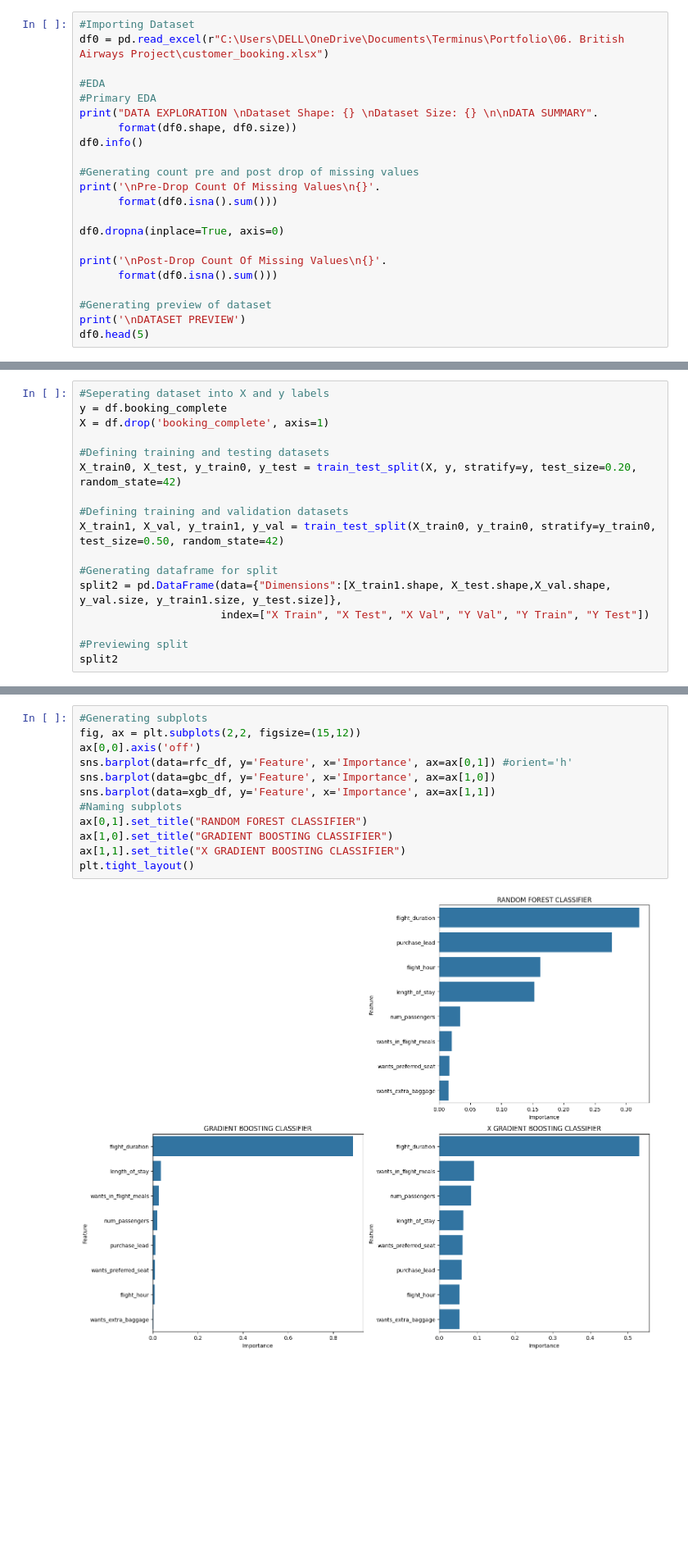
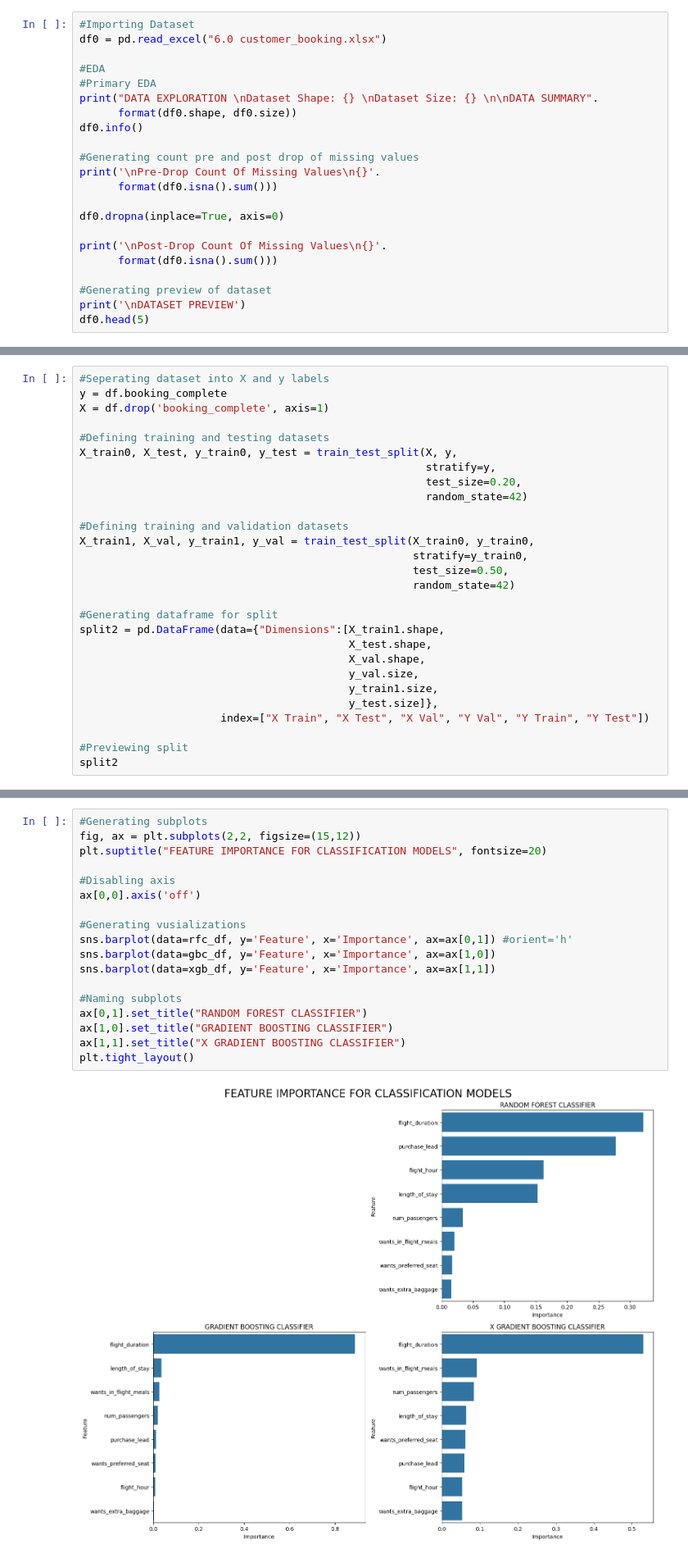
Before and after one commit to Stephen-Adwini-Badu/06.-British-Airways-Project, a Jupyter notebook: British Airways Project Notebook.ipynb, the cells around one changed output, grey strips where cells are left out. Shown at 82% size. Cells and saved outputs as stored; diff of their text form; blank space fills up the shorter version.

```diff
--- a/British Airways Project Notebook.ipynb
+++ b/British Airways Project Notebook.ipynb
@@ -26,7 +25,7 @@ from xgboost import XGBClassifier
 ### EXPLORATORY DATA ANALYSIS
 # %%
 #Importing Dataset
-df0 = pd.read_excel(r"C:\Users\DELL\OneDrive\Documents\Terminus\Portfolio\06. British Airways Project\customer_booking.xlsx")
+df0 = pd.read_excel("6.0 customer_booking.xlsx")
 
 #EDA
 #Primary EDA
@@ -160,13 +161,24 @@ y = df.booking_complete
 X = df.drop('booking_complete', axis=1)
 
 #Defining training and testing datasets
-X_train0, X_test, y_train0, y_test = train_test_split(X, y, stratify=y, test_size=0.20, random_state=42)
+X_train0, X_test, y_train0, y_test = train_test_split(X, y,
+                                                      stratify=y,
+                                                      test_size=0.20,
+                                                      random_state=42)
 
 #Defining training and validation datasets
-X_train1, X_val, y_train1, y_val = train_test_split(X_train0, y_train0, stratify=y_train0, test_size=0.50, random_state=42)
+X_train1, X_val, y_train1, y_val = train_test_split(X_train0, y_train0,
+                                                    stratify=y_train0,
+                                                    test_size=0.50,
+                                                    random_state=42)
 
 #Generating dataframe for split
-split2 = pd.DataFrame(data={"Dimensions":[X_train1.shape, X_test.shape,X_val.shape, y_val.size, y_train1.size, y_test.size]},
+split2 = pd.DataFrame(data={"Dimensions":[X_train1.shape,
+                                          X_test.shape,
+                                          X_val.shape,
+                                          y_val.size,
+                                          y_train1.size,
+                                          y_test.size]},
                       index=["X Train", "X Test", "X Val", "Y Val", "Y Train", "Y Test"])
 
 #Previewing split
@@ -407,14 +428,20 @@ xgb_df = pd.DataFrame(
 # %%
 #Generating subplots
 fig, ax = plt.subplots(2,2, figsize=(15,12))
+plt.suptitle("FEATURE IMPORTANCE FOR CLASSIFICATION MODELS", fontsize=20)
+
+#Disabling axis
 ax[0,0].axis('off')
+
+#Generating vusializations
 sns.barplot(data=rfc_df, y='Feature', x='Importance', ax=ax[0,1]) #orient='h'
 sns.barplot(data=gbc_df, y='Feature', x='Importance', ax=ax[1,0])
 sns.barplot(data=xgb_df, y='Feature', x='Importance', ax=ax[1,1])
+
 #Naming subplots
 ax[0,1].set_title("RANDOM FOREST CLASSIFIER")
 ax[1,0].set_title("GRADIENT BOOSTING CLASSIFIER")
 ax[1,1].set_title("X GRADIENT BOOSTING CLASSIFIER")
 plt.tight_layout()
 # %% [output]
-[figure, old version]
+[figure, new version]
```
Also changed, not shown: parts of 8 cells of this notebook.
